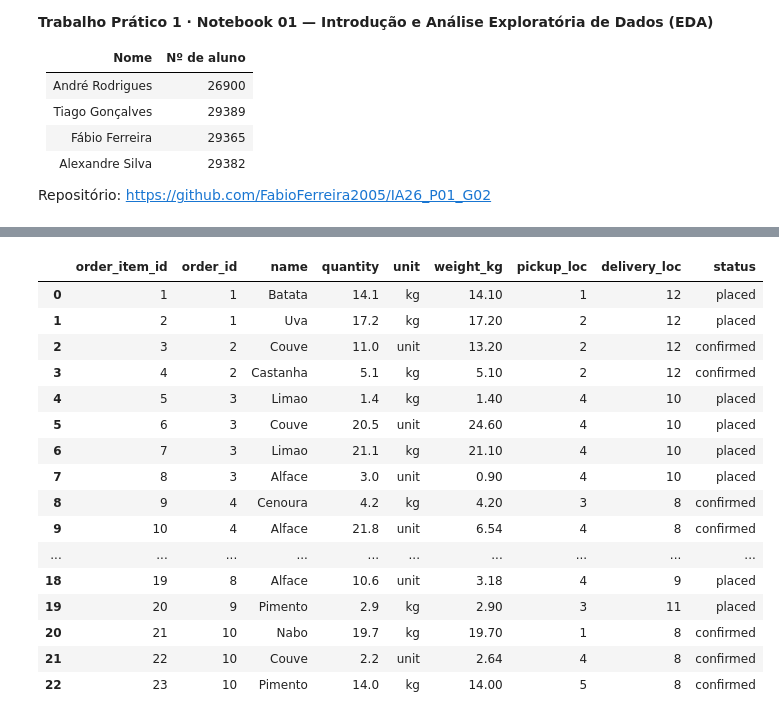
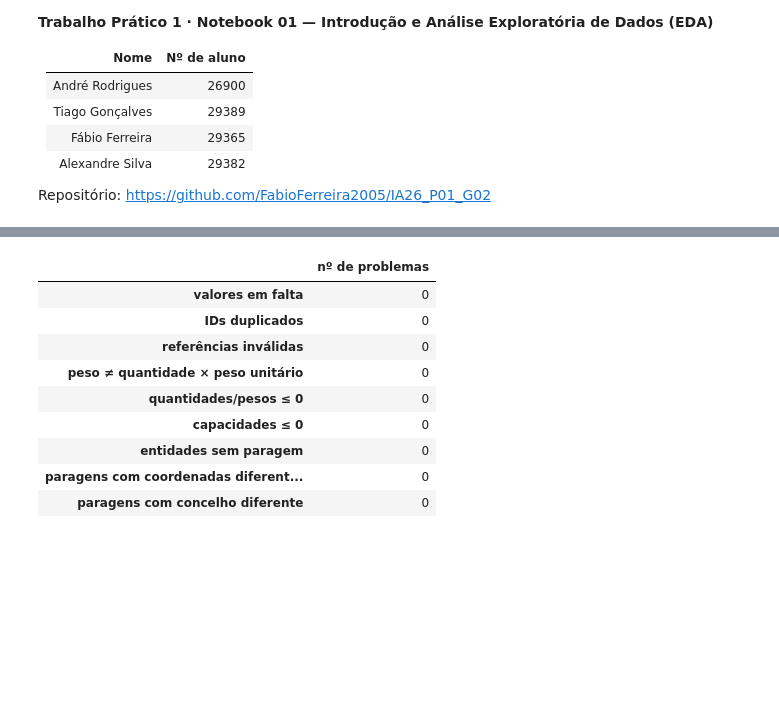
Before and after one commit to FabioFerreira2005/IA26_P01_G02, a Jupyter notebook: 01_eda_tiny.ipynb, the cells around one changed output, grey strips where cells are left out. Drawn from its saved outputs; the diff is of its cells as text; code cells hidden in the pictures; blank space fills up the shorter version.

```diff
--- a/01_eda_tiny.ipynb
+++ b/01_eda_tiny.ipynb
@@ -261,34 +244,54 @@ Esta tabela é a base da classe `Request` da fase de modelação.
 # %%
-items = items.merge(products[["product_id", "producer_id", "name", "unit", "unit_weight_kg"]],
-                    on="product_id", how="left")
-items["weight_kg"] = items["quantity"] * items["unit_weight_kg"]
-items = items.merge(orders[["order_id", "customer_id", "delivery_location_id", "status"]],
-                    on="order_id", how="left")
+pks = {"localities": "locality_id", "producers": "producer_id", "products": "product_id",
+       "collection_centers": "center_id", "vehicles": "vehicle_id", "customers": "customer_id",
+       "delivery_locations": "delivery_location_id", "orders": "order_id",
+       "order_items": "order_item_id", "locations": "location_id"}
 
-# (tipo de paragem, id na tabela original) -> location_id usado na matriz de distâncias
-loc_of = {(t, r): l for l, t, r in
-          locations[["location_id", "location_type", "ref_id"]].itertuples(index=False)}
-items["pickup_loc"]   = [loc_of[("producer", p)] for p in items["producer_id"]]
-items["delivery_loc"] = [loc_of[("delivery_location", d)] for d in items["delivery_location_id"]]
+# (tabela filha, chave estrangeira, tabela pai, chave primária)
+fks = [(producers, "locality_id", localities, "locality_id"),
+       (products, "producer_id", producers, "producer_id"),
+       (centers, "locality_id", localities, "locality_id"),
+       (vehicles, "center_id", centers, "center_id"),
+       (customers, "locality_id", localities, "locality_id"),
+       (deliv_locs, "locality_id", localities, "locality_id"),
+       (orders, "customer_id", customers, "customer_id"),
+       (orders, "delivery_location_id", deliv_locs, "delivery_location_id"),
+       (items, "order_id", orders, "order_id"),
+       (items, "product_id", products, "product_id")]
 
-display(items[["order_item_id", "order_id", "name", "quantity", "unit", "weight_kg",
-               "pickup_loc", "delivery_loc", "status"]])
-orders["status"].value_counts()
+# peso calculado a partir do produto
+peso_calc = items["quantity"] * items["product_id"].map(products.set_index("product_id")["unit_weight_kg"])
+
+# cada entidade física deve corresponder a uma paragem com as coordenadas da sua localidade
+entidades = pd.concat([producers.assign(location_type="producer", ref_id=producers["producer_id"]),
+                       centers.assign(location_type="collection_center", ref_id=centers["center_id"]),
+                       deliv_locs.assign(location_type="delivery_location", ref_id=deliv_locs["delivery_location_id"])])
+ligacao = (entidades[["location_type", "ref_id", "locality_id"]]
+           .merge(locations, on=["location_type", "ref_id"], how="left")
+           .merge(localities, on="locality_id", suffixes=("", "_loc")))
+
+verificacoes = {
+    "valores em falta":                 sum(int(v.isna().sum().sum()) for v in tables.values()),
+    "IDs duplicados":                   sum(int(tables[k][c].duplicated().sum()) for k, c in pks.items()),
+    "referências inválidas":            sum(int((~c[fk].isin(p[pk])).sum()) for c, fk, p, pk in fks),
+    "peso ≠ quantidade × peso unitário": int((~np.isclose(items["weight_kg"], peso_calc)).sum()),
+    "quantidades/pesos ≤ 0":            int((items[["quantity", "weight_kg"]] <= 0).sum().sum()),
+    "capacidades ≤ 0":                  int((vehicles["capacity_kg"] <= 0).sum() + (centers["capacity_kg"] <= 0).sum()),
+    "entidades sem paragem":            int(ligacao["location_id"].isna().sum()),
+    "paragens com coordenadas diferentes da localidade":
+        int((~np.isclose(ligacao["latitude"], ligacao["latitude_loc"]) |
+             ~np.isclose(ligacao["longitude"], ligacao["longitude_loc"])).sum()),
+    "paragens com concelho diferente":  int((ligacao["municipality"] != ligacao["municipality_loc"]).sum()),
+}
+pd.Series(verificacoes, name="nº de problemas").to_frame()
 # %% [output]
-|  | order_item_id | order_id | name | quantity | unit | weight_kg | pickup_loc | delivery_loc | status |
-| 0 | 1 | 1 | Batata | 14.1 | kg | 14.10 | 1 | 12 | placed |
-| 1 | 2 | 1 | Uva | 17.2 | kg | 17.20 | 2 | 12 | placed |
-| 2 | 3 | 2 | Couve | 11.0 | unit | 13.20 | 2 | 12 | confirmed |
-| 3 | 4 | 2 | Castanha | 5.1 | kg | 5.10 | 2 | 12 | confirmed |
-| 4 | 5 | 3 | Limao | 1.4 | kg | 1.40 | 4 | 10 | placed |
-| 5 | 6 | 3 | Couve | 20.5 | unit | 24.60 | 4 | 10 | placed |
-| 6 | 7 | 3 | Limao | 21.1 | kg | 21.10 | 4 | 10 | placed |
-| 7 | 8 | 3 | Alface | 3.0 | unit | 0.90 | 4 | 10 | placed |
-| 8 | 9 | 4 | Cenoura | 4.2 | kg | 4.20 | 3 | 8 | confirmed |
-| 9 | 10 | 4 | Alface | 21.8 | unit | 6.54 | 4 | 8 | confirmed |
-| ... | ... | ... | ... | ... | ... | ... | ... | ... | ... |
-| 18 | 19 | 8 | Alface | 10.6 | unit | 3.18 | 4 | 9 | placed |
-| 19 | 20 | 9 | Pimento | 2.9 | kg | 2.90 | 3 | 11 | placed |
-| 20 | 21 | 10 | Nabo | 19.7 | kg | 19.70 | 1 | 8 | confirmed |
-| 21 | 22 | 10 | Couve | 2.2 | unit | 2.64 | 4 | 8 | confirmed |
-| 22 | 23 | 10 | Pimento | 14.0 | kg | 14.00 | 5 | 8 | confirmed |
+|  | nº de problemas |
+| valores em falta | 0 |
+| IDs duplicados | 0 |
+| referências inválidas | 0 |
+| peso ≠ quantidade × peso unitário | 0 |
+| quantidades/pesos ≤ 0 | 0 |
+| capacidades ≤ 0 | 0 |
+| entidades sem paragem | 0 |
+| paragens com coordenadas diferent... | 0 |
+| paragens com concelho diferente | 0 |
```
Also changed, not shown: parts of 43 cells of this notebook, 12 other files.
